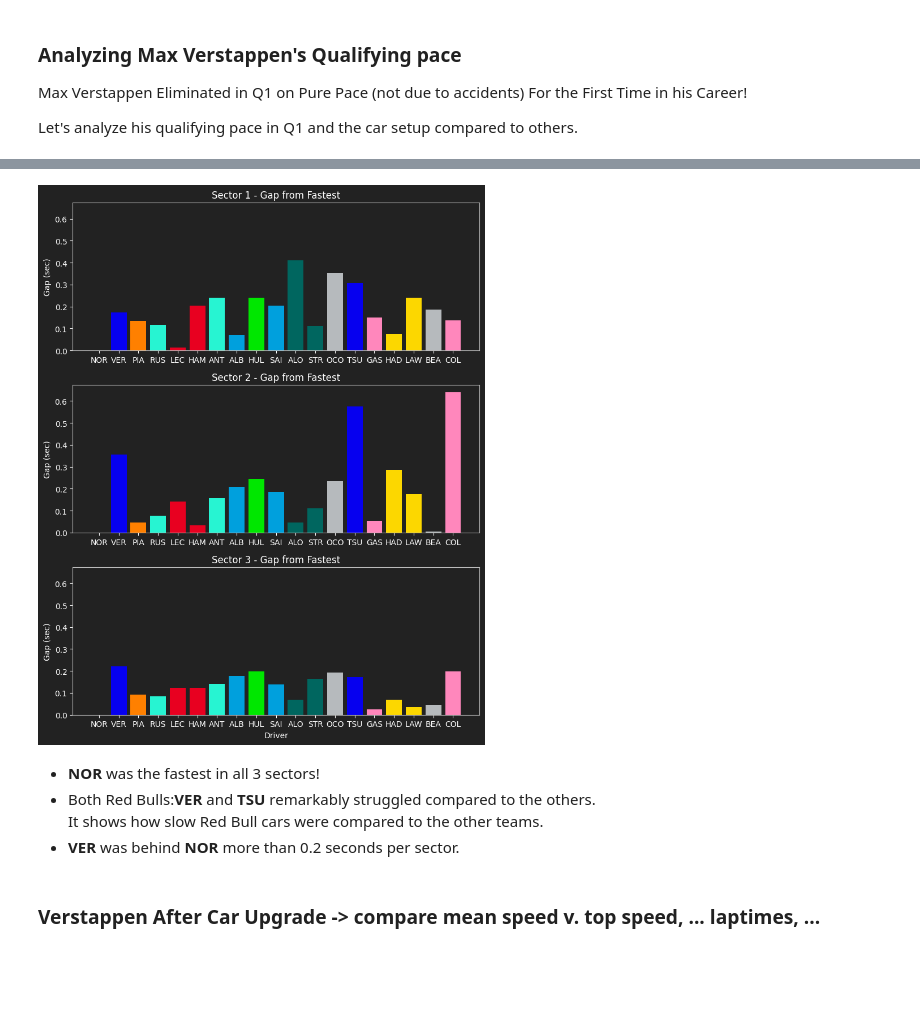
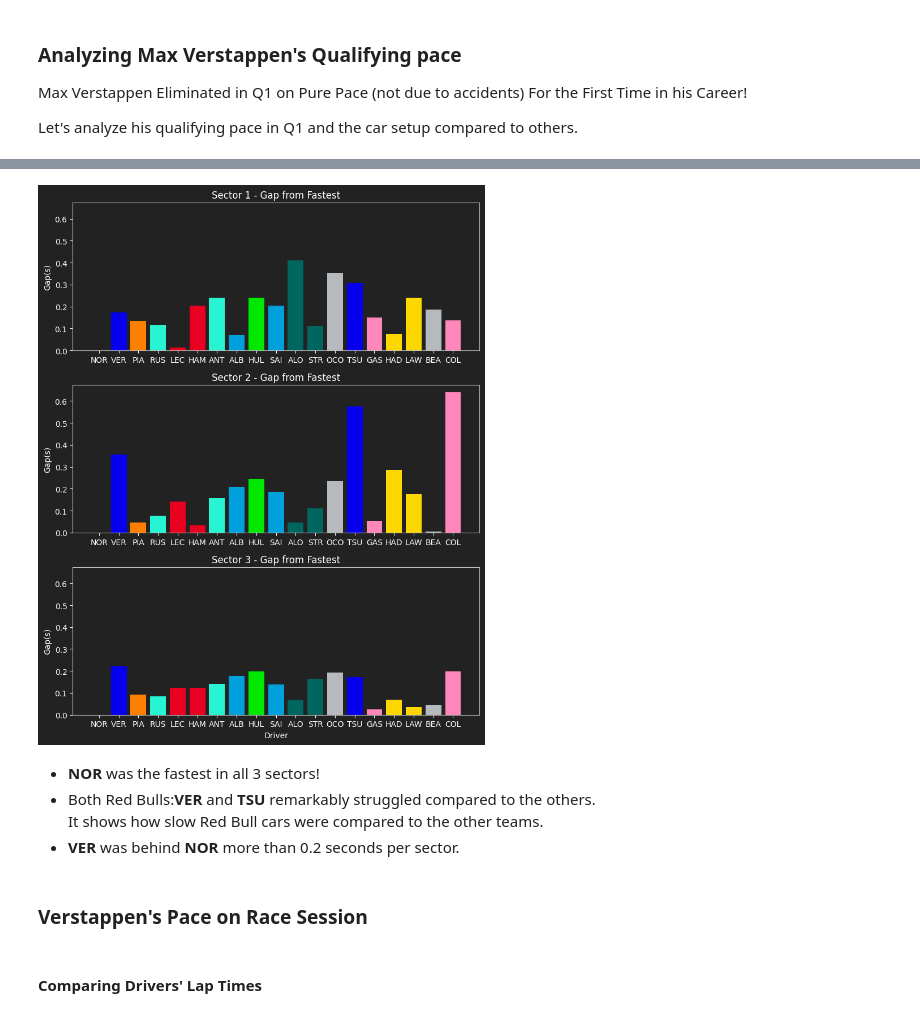
Before and after one commit to otola03/Kaggle_Studies, a Jupyter notebook: f1_analysis/f1_2025_brazilgp.ipynb, the cells around one changed output, grey strips where cells are left out. Saved outputs shown, nothing was run; the diff lists cells and outputs as text; code cells hidden in the pictures; blank space fills up the shorter version.

```diff
--- a/f1_analysis/f1_2025_brazilgp.ipynb
+++ b/f1_analysis/f1_2025_brazilgp.ipynb
@@ -114,41 +114,43 @@ sector2_gap['Gap'] = sector2_gap['Sector2Time'] - sector2_gap['Sector2Time'].min
 sector3_gap = sector3.copy()
 sector3_gap['Gap'] = sector3_gap['Sector3Time'] - sector3_gap['Sector3Time'].min()
 
 max_gap = max(sector1_gap['Gap'].max(), sector2_gap['Gap'].max(), sector3_gap['Gap'].max())
 # add margin
 y_max = max_gap * 1.05
 
 # vizualization
 fig, ax = plt.subplots(3, 1, figsize=(8, 10))
 set_dark(ax[0])
 set_dark(ax[1])
 set_dark(ax[2])
 
 # or use sns.barplot(data=sector1_gap, x=, y=, ax=ax[0], ...)
 ax[0].bar(sector1_gap['Driver'], sector1_gap['Gap'], color=sector1_gap['Color'])
 ax[0].set_ylim(0, y_max)
 ax[0].set_title('Sector 1 - Gap from Fastest')
-ax[0].set_ylabel('Gap (sec)')
+ax[0].set_ylabel('Gap(s)')
 
 ax[1].bar(sector2_gap['Driver'], sector2_gap['Gap'], color=sector1_gap['Color'])
 ax[1].set_ylim(0, y_max)
 ax[1].set_title('Sector 2 - Gap from Fastest')
-ax[1].set_ylabel('Gap (sec)')
+ax[1].set_ylabel('Gap(s)')
 
 ax[2].bar(sector3_gap['Driver'], sector3_gap['Gap'], color=sector1_gap['Color'])
 ax[2].set_ylim(0, y_max)
 ax[2].set_title('Sector 3 - Gap from Fastest')
-ax[2].set_ylabel('Gap (sec)')
+ax[2].set_ylabel('Gap(s)')
 ax[2].set_xlabel('Driver')
 
 plt.tight_layout()
 plt.show()
 # %% [output]
-[figure, old version]
+[figure, new version]
 # %% [markdown]
 - __NOR__ was the fastest in all 3 sectors!
 - Both Red Bulls:__VER__ and __TSU__ remarkably struggled compared to the others.
 It shows how slow Red Bull cars were compared to the other teams.
 - __VER__ was behind __NOR__ more than 0.2 seconds per sector.
 # %% [markdown]
-### Verstappen After Car Upgrade  -> compare mean speed v. top speed, ... laptimes, ...
+### Verstappen's Pace on Race Session
+# %% [markdown]
+#### Comparing Drivers' Lap Times
```
Also changed, not shown: parts of 7 cells of this notebook, 12 other files.
